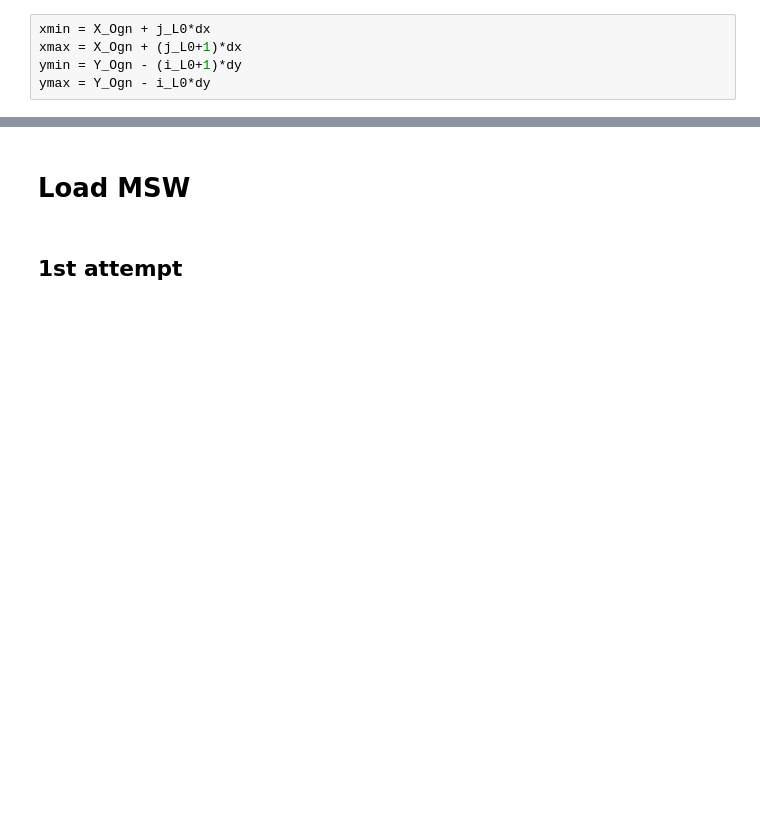
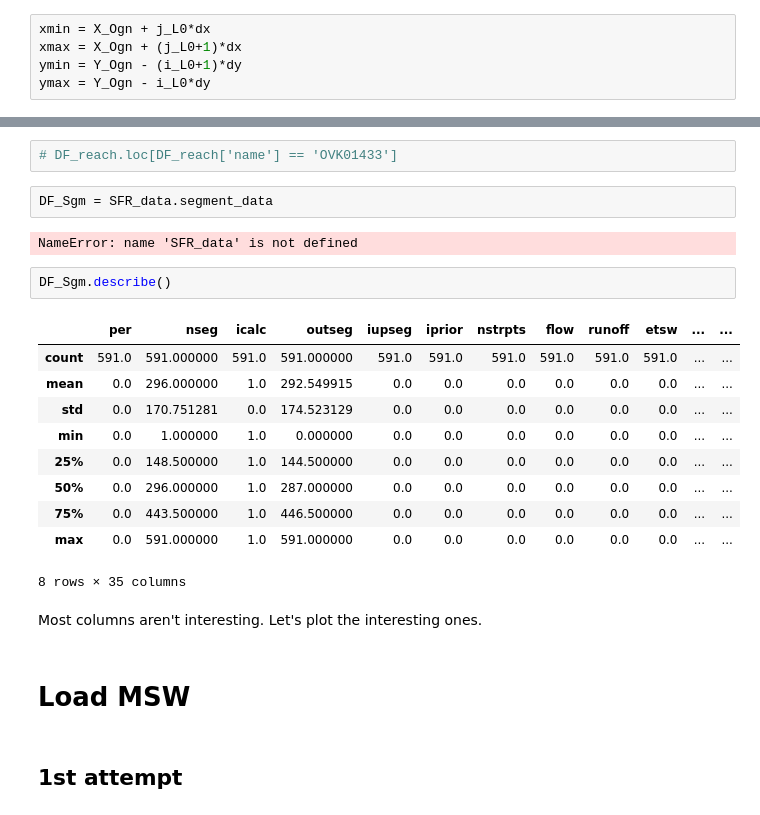
Before and after one commit to Ydrolog/WS_Mdl, a Jupyter notebook: code/Jupyter/PrP/SFRmaker/SFRmaker_NBr33.ipynb, the cells around one changed output, grey strips where cells are left out. Saved outputs shown, nothing was run; the diff lists cells and outputs as text; blank space fills up the shorter version.

```diff
--- a/code/Jupyter/PrP/SFRmaker/SFRmaker_NBr33.ipynb
+++ b/code/Jupyter/PrP/SFRmaker/SFRmaker_NBr33.ipynb
@@ -843,3 +846,24 @@ print(f"Grid size: {sfrmaker_grid.size}")
+# %%
+# DF_reach.loc[DF_reach['name'] == 'OVK01433']
+# %%
+DF_Sgm = SFR_data.segment_data
+# %% [output]
+NameError: name 'SFR_data' is not defined
+# %%
+DF_Sgm.describe()
+# %% [output]
+|  | per | nseg | icalc | outseg | iupseg | iprior | nstrpts | flow | runoff | etsw | ... | ... |
+| count | 591.0 | 591.000000 | 591.0 | 591.000000 | 591.0 | 591.0 | 591.0 | 591.0 | 591.0 | 591.0 | ... | ... |
+| mean | 0.0 | 296.000000 | 1.0 | 292.549915 | 0.0 | 0.0 | 0.0 | 0.0 | 0.0 | 0.0 | ... | ... |
+| std | 0.0 | 170.751281 | 0.0 | 174.523129 | 0.0 | 0.0 | 0.0 | 0.0 | 0.0 | 0.0 | ... | ... |
+| min | 0.0 | 1.000000 | 1.0 | 0.000000 | 0.0 | 0.0 | 0.0 | 0.0 | 0.0 | 0.0 | ... | ... |
+| 25% | 0.0 | 148.500000 | 1.0 | 144.500000 | 0.0 | 0.0 | 0.0 | 0.0 | 0.0 | 0.0 | ... | ... |
+| 50% | 0.0 | 296.000000 | 1.0 | 287.000000 | 0.0 | 0.0 | 0.0 | 0.0 | 0.0 | 0.0 | ... | ... |
+| 75% | 0.0 | 443.500000 | 1.0 | 446.500000 | 0.0 | 0.0 | 0.0 | 0.0 | 0.0 | 0.0 | ... | ... |
+| max | 0.0 | 591.000000 | 1.0 | 591.000000 | 0.0 | 0.0 | 0.0 | 0.0 | 0.0 | 0.0 | ... | ... |
+8 rows × 35 columns
+# %% [markdown]
+Most columns aren't interesting. Let's plot the interesting ones.
 # %% [markdown]
 # Load MSW
 # %% [markdown]
```
Also changed, not shown: parts of 35 cells of this notebook, 1 other file.
